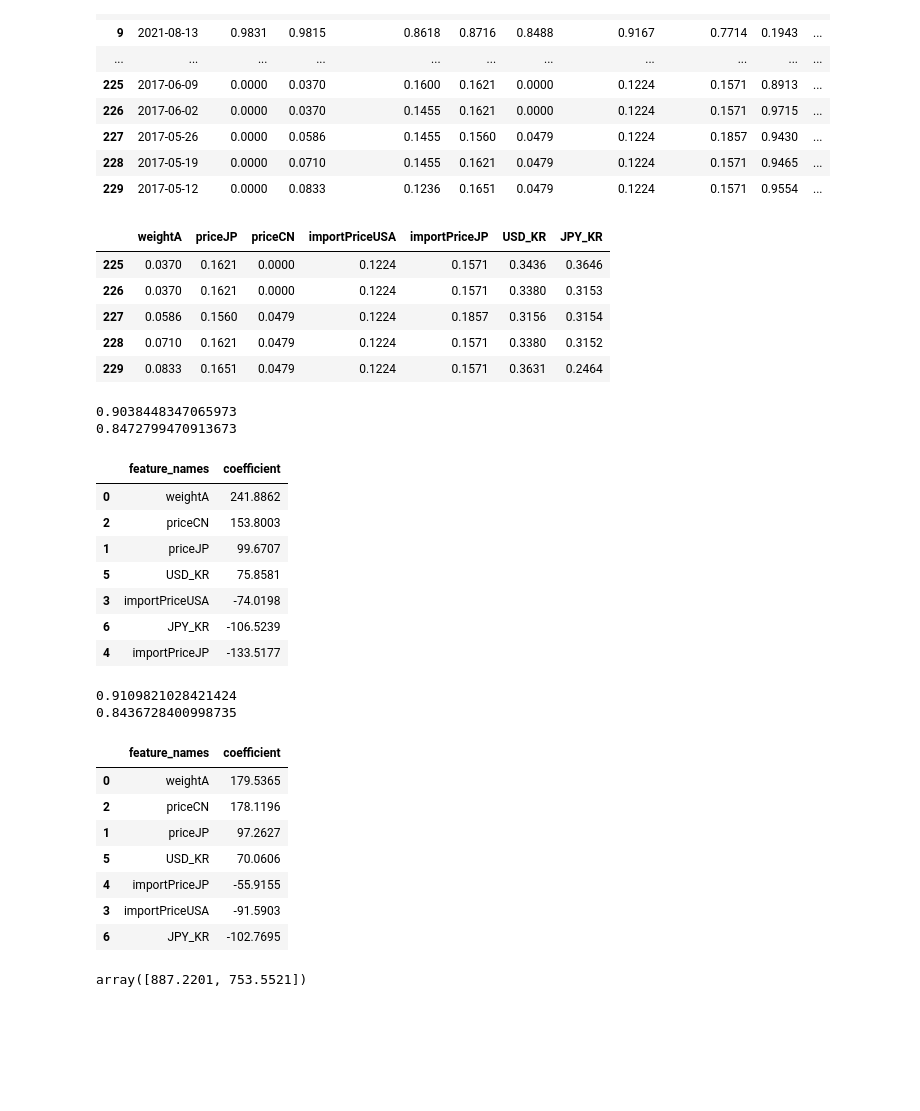
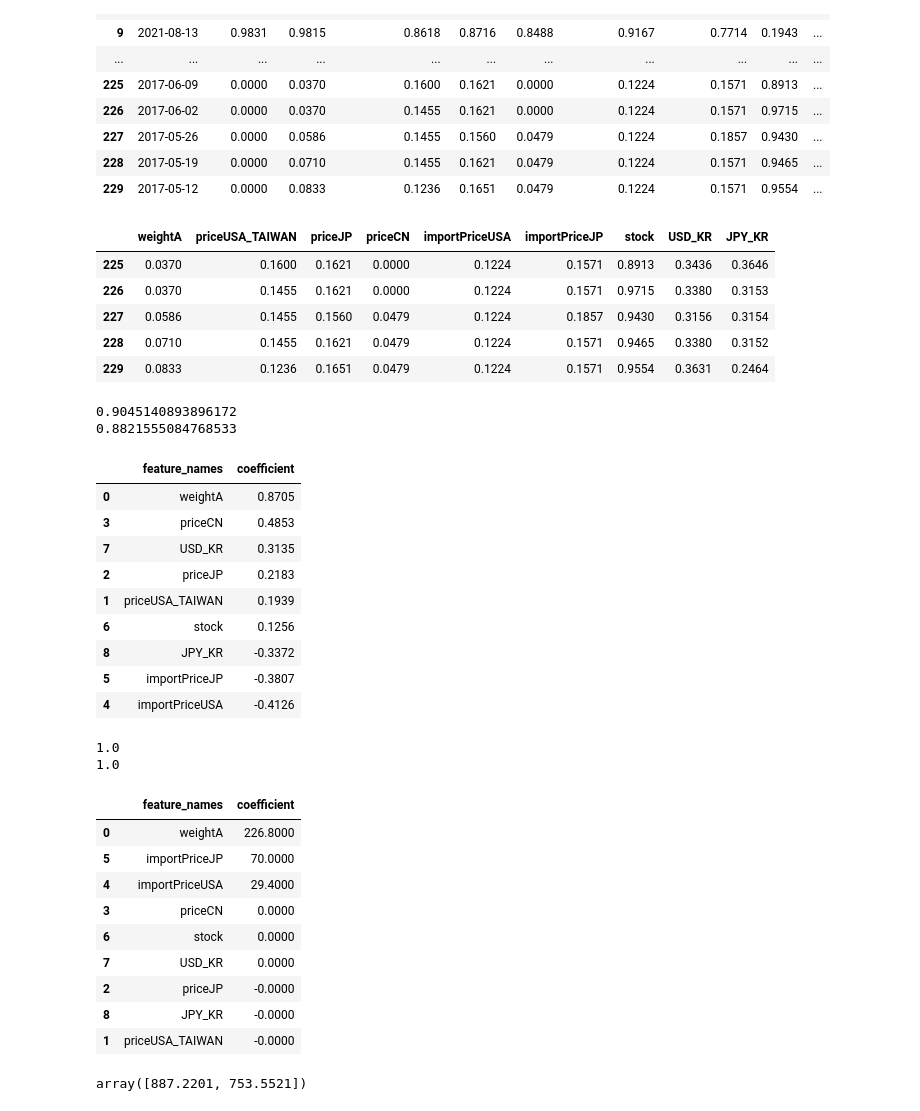
Before and after one commit to imsumin018/steelprice, a Jupyter notebook: steel_prices - 복사본-Copy1.ipynb, the cells around one changed output. Saved outputs shown, nothing was run; the diff lists cells and outputs as text; code cells hidden in the pictures; blank space fills up the shorter version.

```diff
--- a/steel_prices - 복사본-Copy1.ipynb
+++ b/steel_prices - 복사본-Copy1.ipynb
@@ -903,25 +903,25 @@ df_s
 # %%
 predict_data = df_s
 from sklearn import linear_model
 import sklearn.model_selection
 model = linear_model.LinearRegression()
-#X = predict_data[["priceUSA_TAIWAN","priceJP","priceCN","importPriceUSA","importPriceJP" , "USD_KR","JYP_KR",forecast_data.multiplicative_terms]]
-X = predict_data[["weightA","priceJP","priceCN","importPriceUSA","importPriceJP","USD_KR","JPY_KR"]]
+X = predict_data[["weightA", "priceUSA_TAIWAN","priceJP","priceCN","importPriceUSA","importPriceJP" ,"stock", "USD_KR","JPY_KR"]]
+#X = predict_data[["weightA","priceJP","priceCN","importPriceUSA","importPriceJP","USD_KR","JPY_KR"]]
 #X = predict_data[["priceJP","priceCN","importPriceUSA"]]#,forecast_data.multiplicative_terms]]
 
 #X = predict_data[["weightA","priceJP","priceCN","importPriceUSA","importPriceJP"]]
 X.tail()
 # %% [output]
-|  | weightA | priceJP | priceCN | importPriceUSA | importPriceJP | USD_KR | JPY_KR |
-| 225 | 0.0370 | 0.1621 | 0.0000 | 0.1224 | 0.1571 | 0.3436 | 0.3646 |
-| 226 | 0.0370 | 0.1621 | 0.0000 | 0.1224 | 0.1571 | 0.3380 | 0.3153 |
-| 227 | 0.0586 | 0.1560 | 0.0479 | 0.1224 | 0.1857 | 0.3156 | 0.3154 |
-| 228 | 0.0710 | 0.1621 | 0.0479 | 0.1224 | 0.1571 | 0.3380 | 0.3152 |
-| 229 | 0.0833 | 0.1651 | 0.0479 | 0.1224 | 0.1571 | 0.3631 | 0.2464 |
+|  | weightA | priceUSA_TAIWAN | priceJP | priceCN | importPriceUSA | importPriceJP | stock | USD_KR | JPY_KR |
+| 225 | 0.0370 | 0.1600 | 0.1621 | 0.0000 | 0.1224 | 0.1571 | 0.8913 | 0.3436 | 0.3646 |
+| 226 | 0.0370 | 0.1455 | 0.1621 | 0.0000 | 0.1224 | 0.1571 | 0.9715 | 0.3380 | 0.3153 |
+| 227 | 0.0586 | 0.1455 | 0.1560 | 0.0479 | 0.1224 | 0.1857 | 0.9430 | 0.3156 | 0.3154 |
+| 228 | 0.0710 | 0.1455 | 0.1621 | 0.0479 | 0.1224 | 0.1571 | 0.9465 | 0.3380 | 0.3152 |
+| 229 | 0.0833 | 0.1236 | 0.1651 | 0.0479 | 0.1224 | 0.1571 | 0.9554 | 0.3631 | 0.2464 |
 # %%
 #모델에 기여하는 변수를 확인
 
-y = df["분기고시가"]
+y =  df_s["분기고시가"]
 X_train, X_test, y_train, y_test = sklearn.model_selection.train_test_split(X,y)
 model.fit(X_train, y_train)
 print(model.score(X_train, y_train))
@@ -934,18 +934,20 @@ res_coef1 = coef.sort_values(by ='coefficient', ascending=False)
 res_coef1.to_csv("coef_gosi.csv",index=False)
 res_coef1
 # %% [output]
-0.9038448347065973
-0.8472799470913673
+0.9045140893896172
+0.8821555084768533
 |  | feature_names | coefficient |
-| 0 | weightA | 241.8862 |
-| 2 | priceCN | 153.8003 |
-| 1 | priceJP | 99.6707 |
-| 5 | USD_KR | 75.8581 |
-| 3 | importPriceUSA | -74.0198 |
-| 6 | JPY_KR | -106.5239 |
-| 4 | importPriceJP | -133.5177 |
+| 0 | weightA | 0.8705 |
+| 3 | priceCN | 0.4853 |
+| 7 | USD_KR | 0.3135 |
+| 2 | priceJP | 0.2183 |
+| 1 | priceUSA_TAIWAN | 0.1939 |
+| 6 | stock | 0.1256 |
+| 8 | JPY_KR | -0.3372 |
+| 5 | importPriceJP | -0.3807 |
+| 4 | importPriceUSA | -0.4126 |
 # %%
-y = df["scrap_gap"]
+y =df["scrap"]
 X_train, X_test, y_train, y_test = sklearn.model_selection.train_test_split(X,y)
 model.fit(X_train, y_train)
 print(model.score(X_train, y_train))
@@ -958,16 +960,18 @@ res_coef = coef.sort_values(by ='coefficient', ascending=False)
 res_coef.to_csv("coef_scrap_gap.csv",index=False)
 res_coef
 # %% [output]
-0.9109821028421424
-0.8436728400998735
+1.0
+1.0
 |  | feature_names | coefficient |
-| 0 | weightA | 179.5365 |
-| 2 | priceCN | 178.1196 |
-| 1 | priceJP | 97.2627 |
-| 5 | USD_KR | 70.0606 |
-| 4 | importPriceJP | -55.9155 |
-| 3 | importPriceUSA | -91.5903 |
-| 6 | JPY_KR | -102.7695 |
+| 0 | weightA | 226.8000 |
+| 5 | importPriceJP | 70.0000 |
+| 4 | importPriceUSA | 29.4000 |
+| 3 | priceCN | 0.0000 |
+| 6 | stock | 0.0000 |
+| 7 | USD_KR | 0.0000 |
+| 2 | priceJP | -0.0000 |
+| 8 | JPY_KR | -0.0000 |
+| 1 | priceUSA_TAIWAN | -0.0000 |
 # %%
 
 df.to_csv("normalized_df.csv", index=False)
```
Also changed, not shown: 13 other files.
